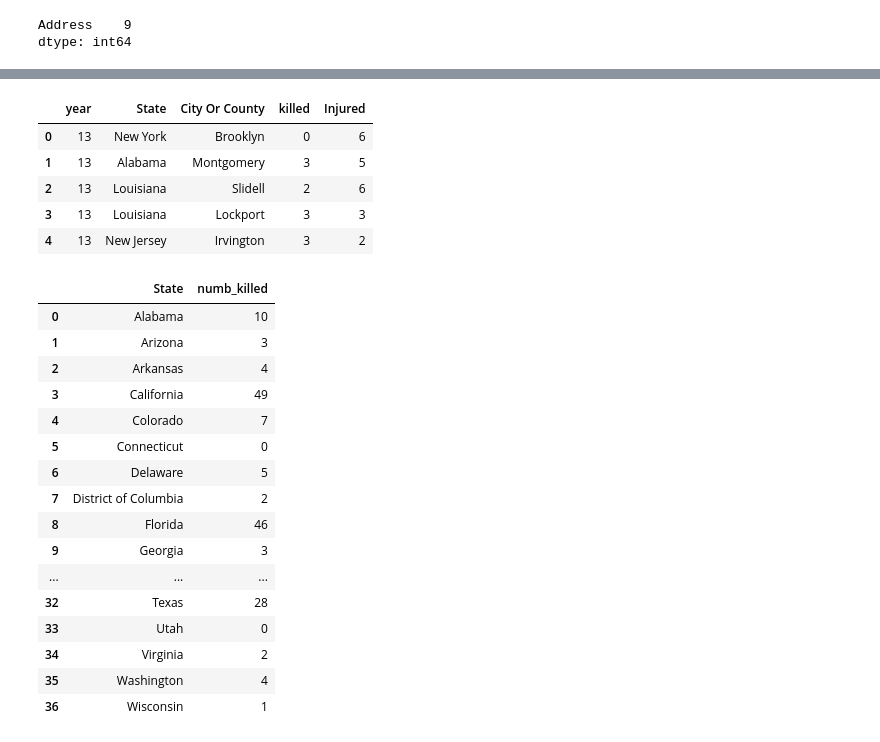
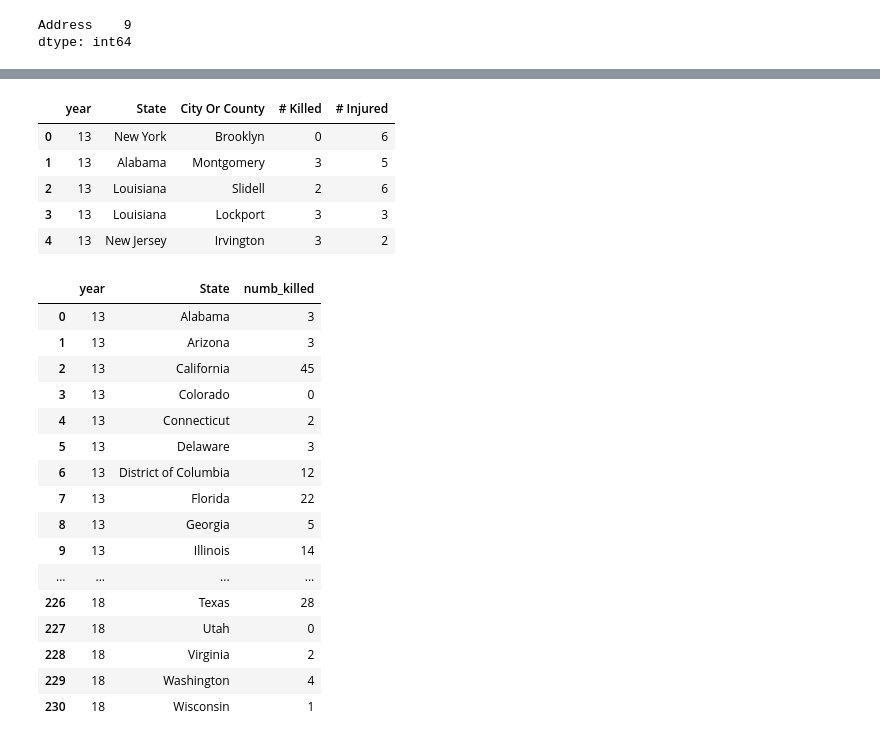
Before and after one commit to dekuwin24/Data-Visualization, a Jupyter notebook: Untitled.ipynb, the cells around one changed output, grey strips where cells are left out. Saved outputs shown, nothing was run; the diff lists cells and outputs as text; code cells hidden in the pictures.

```diff
--- a/Untitled.ipynb
+++ b/Untitled.ipynb
@@ -282,9 +281,9 @@ df
 1896 rows × 10 columns
 # %%
-df1= df[['year', 'State', 'City Or County','killed','Injured']]
-df1.head()
+df1= df[['year', 'State', 'City Or County','# Killed','# Injured']]
+df1.head(5)
 # %% [output]
-|  | year | State | City Or County | killed | Injured |
+|  | year | State | City Or County | # Killed | # Injured |
 | 0 | 13 | New York | Brooklyn | 0 | 6 |
 | 1 | 13 | Alabama | Montgomery | 3 | 5 |
 | 2 | 13 | Louisiana | Slidell | 2 | 6 |
@@ -292,25 +291,25 @@ df1.head()
 | 4 | 13 | New Jersey | Irvington | 3 | 2 |
 # %%
 df2=df1[df1['year'].astype(str).str.contains("18")]
-df3=df2.groupby(['State'])["killed"].apply(lambda x : x.astype(int).sum()).to_frame('numb_killed').reset_index()
+df3=df1.groupby(['year','State'])["# Killed"].apply(lambda x : x.astype(int).sum()).to_frame('numb_killed').reset_index()
 df3
 # %% [output]
-|  | State | numb_killed |
-| 0 | Alabama | 10 |
-| 1 | Arizona | 3 |
-| 2 | Arkansas | 4 |
-| 3 | California | 49 |
-| 4 | Colorado | 7 |
-| 5 | Connecticut | 0 |
-| 6 | Delaware | 5 |
-| 7 | District of Columbia | 2 |
-| 8 | Florida | 46 |
-| 9 | Georgia | 3 |
-| ... | ... | ... |
-| 32 | Texas | 28 |
-| 33 | Utah | 0 |
-| 34 | Virginia | 2 |
-| 35 | Washington | 4 |
-| 36 | Wisconsin | 1 |
+|  | year | State | numb_killed |
+| 0 | 13 | Alabama | 3 |
+| 1 | 13 | Arizona | 3 |
+| 2 | 13 | California | 45 |
+| 3 | 13 | Colorado | 0 |
+| 4 | 13 | Connecticut | 2 |
+| 5 | 13 | Delaware | 3 |
+| 6 | 13 | District of Columbia | 12 |
+| 7 | 13 | Florida | 22 |
+| 8 | 13 | Georgia | 5 |
+| 9 | 13 | Illinois | 14 |
+| ... | ... | ... | ... |
+| 226 | 18 | Texas | 28 |
+| 227 | 18 | Utah | 0 |
+| 228 | 18 | Virginia | 2 |
+| 229 | 18 | Washington | 4 |
+| 230 | 18 | Wisconsin | 1 |
 # %%
 
```
Also changed, not shown: parts of 11 cells of this notebook, 1 other file.
